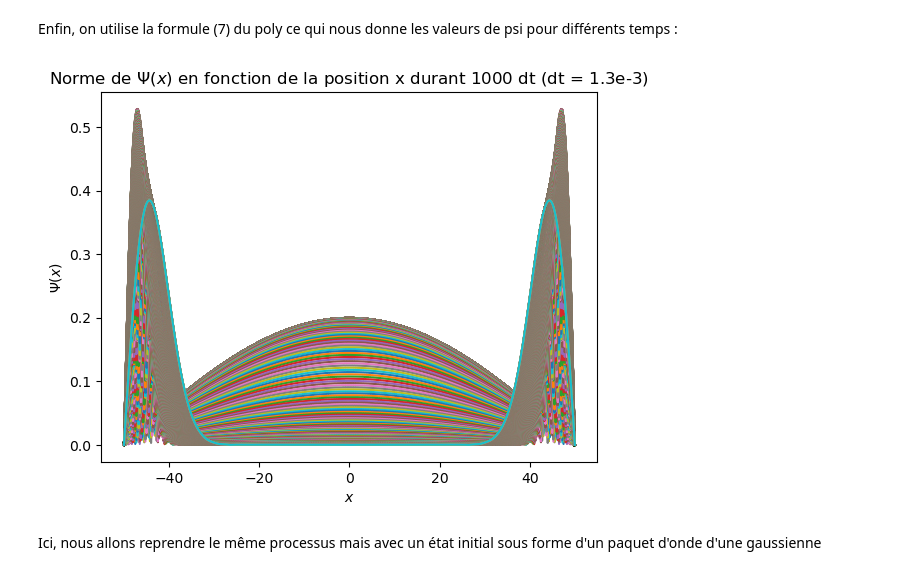
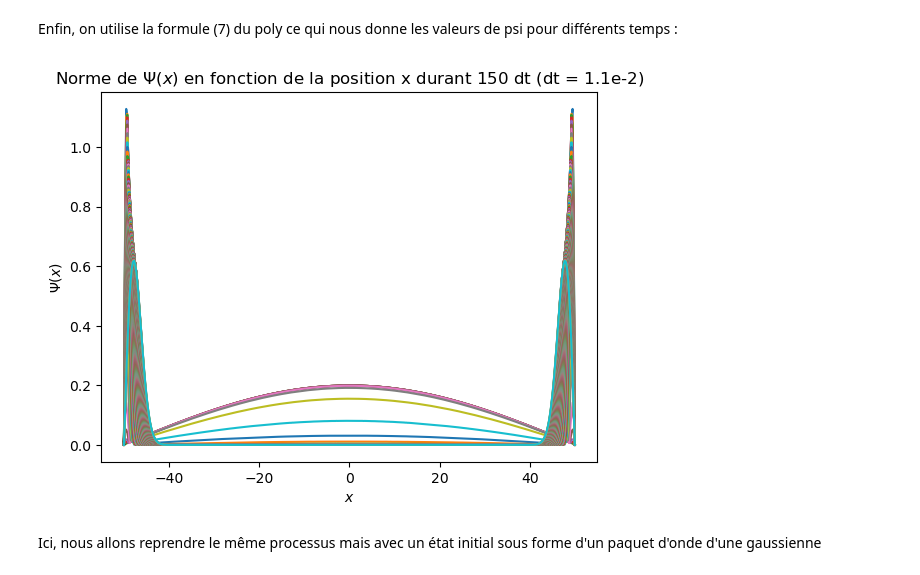
Before and after one commit to lucasboistay/shrodinger_simulation, a Jupyter notebook: evo_temp.ipynb, the cells around one changed output. Cells and saved outputs as stored; diff of their text form; code cells hidden in the pictures.

```diff
--- a/evo_temp.ipynb
+++ b/evo_temp.ipynb
@@ -19,7 +19,7 @@ N = 400
 L = 50
 dx = L/N
 
-M = 4000
+M = 448
 T = 5
 dt = T/M
 dt_approx = np.format_float_scientific(dt, precision = 1, exp_digits=1)
@@ -139,30 +139,30 @@ Enfin, on utilise la formule (7) du poly ce qui nous donne les valeurs de psi po
 # %%
 # On crée la fonction pour afficher les graphiques
 
 def get_graph(psi,potentiel,method,name,nb_dt):
     """
     Return final graph, and save with number M, time nb_dt, and a chosen name
     :param psi: initial psi
     :param potentiel: potentiel of situation
     :param method: method for solbing ODE
     :param name: name to put on the graph
     :param nb_dt: number of step to show
     """
     for i in range(nb_dt):
         psi = method(psi,potentiel)
         plt.plot(x,abs(psi),label="Numérique $t=%i \cdot dt$" %i)
     plt.xlabel('$x$')
     plt.ylabel('$\Psi(x)$')
     plt.title('Norme de $\Psi(x)$ en fonction de la position x durant %i dt (dt = %s)' %(nb_dt,dt_approx))
-    plt.savefig('docs/tempo/psi_fonction_de_x_%s_m%i_duree_%i.pdf' %(name,M,nb_dt),format='pdf')
-    plt.savefig('docs/tempo/psi_fonction_de_x_%s_m%i_duree_%i.jpeg' %(name,M,nb_dt),format='jpeg')
+    plt.savefig('docs/tempo/psi_fonction_de_x_%s_m%i_duree_%i.pdf' %(name,M,nb_dt),format='pdf',bbox_inches='tight')
+    plt.savefig('docs/tempo/psi_fonction_de_x_%s_m%i_duree_%i.jpeg' %(name,M,nb_dt),format='jpeg',bbox_inches='tight')
     plt.show()
 
 w_test,v_test = get_psi_statio(V_nul)
 psi0 = v_test[0] #Première harmonique
-get_graph(psi0,V_nul,euler,"euler_etat_statio0",1000)
+get_graph(psi0,V_nul,euler,"euler_etat_statio0",150)
 # %% [output]
-[figure, old version]
+[figure, new version]
 # %% [markdown]
 Ici, nous allons reprendre le même processus mais avec un état initial sous forme d'un paquet d'onde d'une gaussienne
 # %%
```
Also changed, not shown: parts of 12 cells of this notebook.
